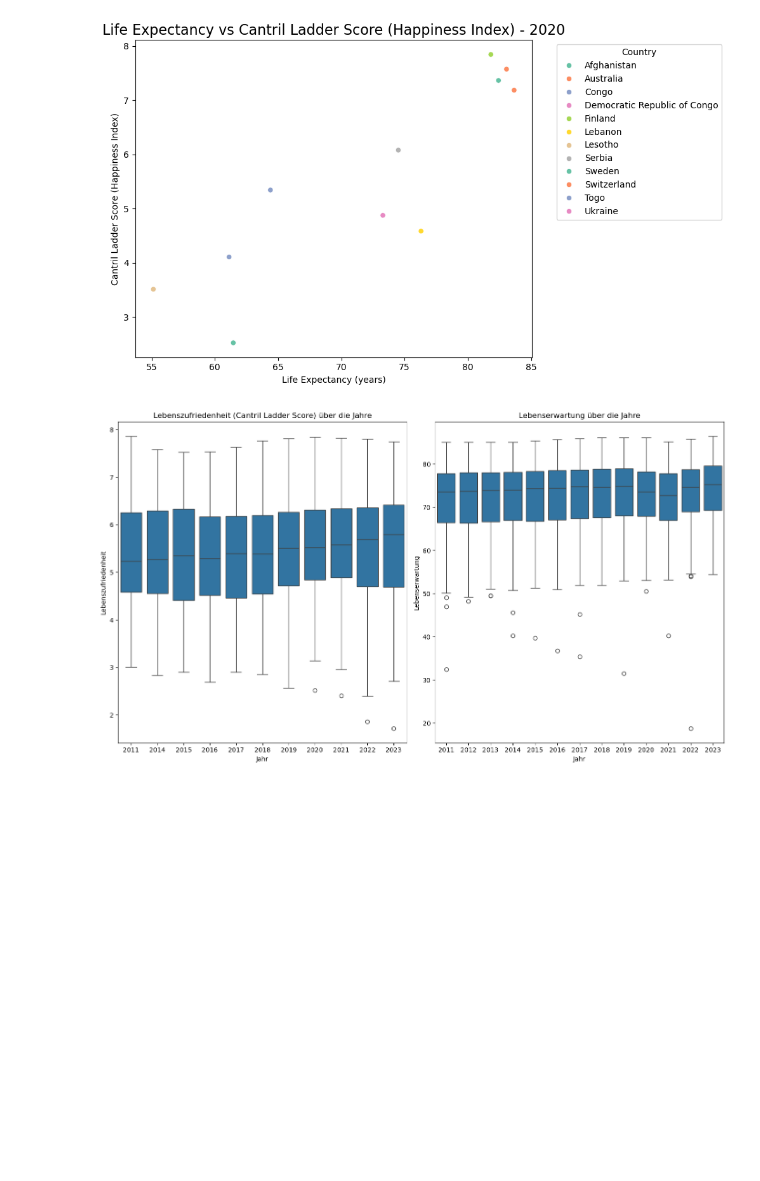
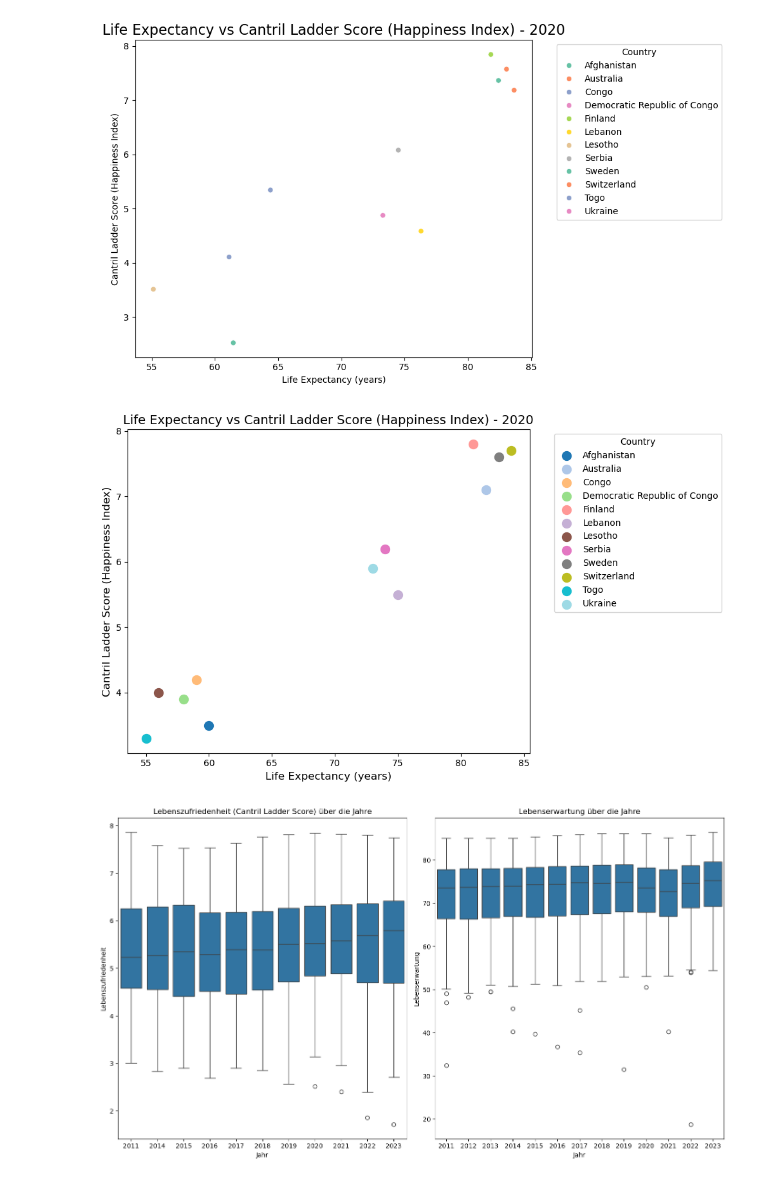
Before and after one commit to Elena-avk/elena, a Jupyter notebook: LN_Python_Elena_Yasemin.ipynb, the cells around one changed output. Cells and saved outputs as stored; diff of their text form; code cells hidden in the pictures; blank space fills up the shorter version.

Commit message:
farbenänderun grafik

```diff
--- a/LN_Python_Elena_Yasemin.ipynb
+++ b/LN_Python_Elena_Yasemin.ipynb
@@ -700,6 +700,37 @@ plt.tight_layout()
 plt.show()
 # %% [output]
 [figure]
+# %%
+import matplotlib.pyplot as plt
+import numpy as np
+
+# Beispiel-Daten (ersetze diese durch deine echten Daten)
+countries = ['Afghanistan', 'Australia', 'Congo', 'Democratic Republic of Congo',
+             'Finland', 'Lebanon', 'Lesotho', 'Serbia', 'Sweden', 'Switzerland', 'Togo', 'Ukraine']
+life_expectancy = [60, 82, 59, 58, 81, 75, 56, 74, 83, 84, 55, 73]
+happiness_score = [3.5, 7.1, 4.2, 3.9, 7.8, 5.5, 4.0, 6.2, 7.6, 7.7, 3.3, 5.9]
+
+# Farbkarte erstellen
+cmap = plt.cm.get_cmap('tab20', len(countries))  # Tab20 bietet 20 unterschiedliche Farben
+colors = [cmap(i) for i in range(len(countries))]
+
+# Streudiagramm erstellen
+plt.figure(figsize=(10, 6))
+
+for i, country in enumerate(countries):
+    plt.scatter(life_expectancy[i], happiness_score[i], color=colors[i], label=country, s=100)
+
+# Diagramm beschriften
+plt.title('Life Expectancy vs Cantril Ladder Score (Happiness Index) - 2020', fontsize=14)
+plt.xlabel('Life Expectancy (years)', fontsize=12)
+plt.ylabel('Cantril Ladder Score (Happiness Index)', fontsize=12)
+plt.legend(title='Country', bbox_to_anchor=(1.05, 1), loc='upper left')
+
+# Diagramm anzeigen
+plt.tight_layout()
+plt.show()
+# %% [output]
+[figure, added]
 # %%
 plt.figure(figsize=(14, 8))
 
```
